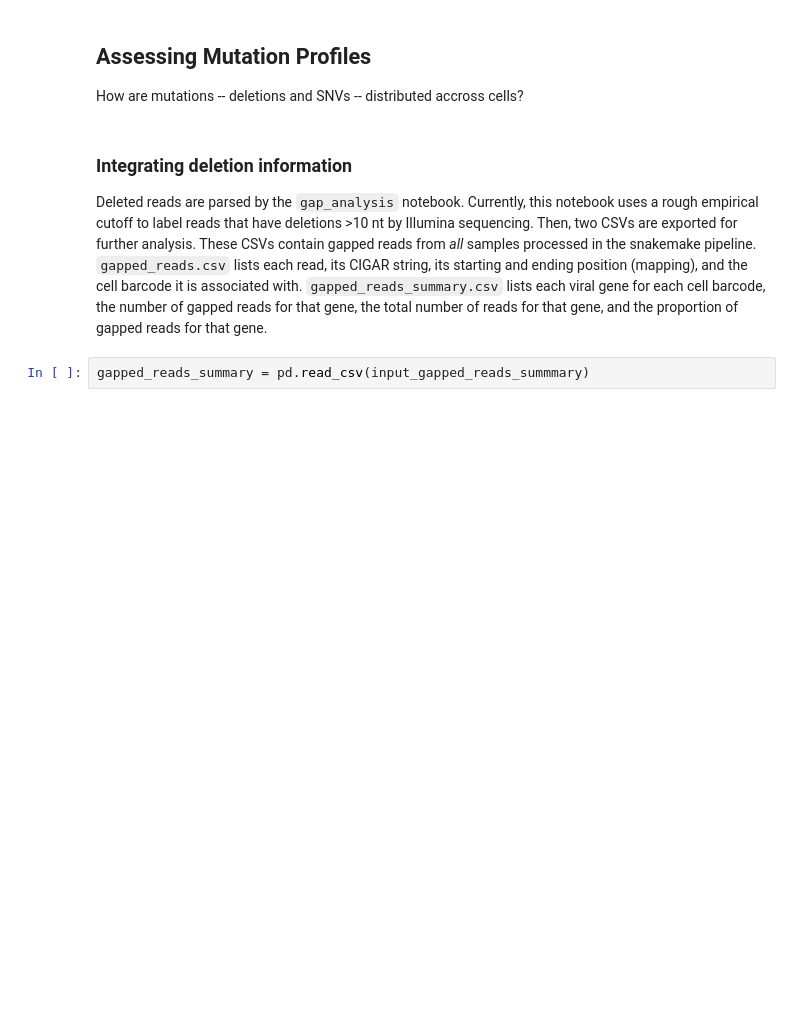
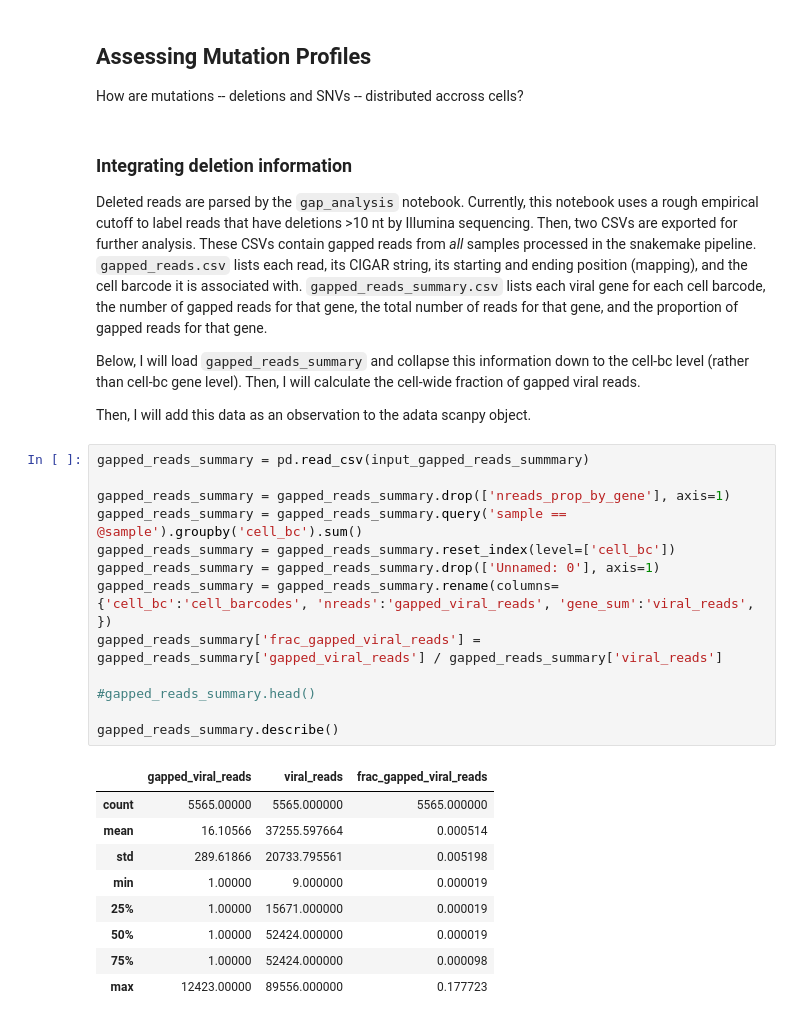
Before and after one commit to jbloomlab/barcoded_flu_pdmH1N1, a Jupyter notebook: analyze_cell_gene_matrix.ipynb, the cells around one changed output. Cells and saved outputs as stored; diff of their text form; blank space fills up the shorter version.

```diff
--- a/analyze_cell_gene_matrix.ipynb
+++ b/analyze_cell_gene_matrix.ipynb
@@ -1122,5 +1122,30 @@ How are mutations -- deletions and SNVs -- distributed accross cells?
 Deleted reads are parsed by the `gap_analysis` notebook. Currently, this notebook uses a rough empirical cutoff to label reads that have deletions >10 nt by Illumina sequencing. Then, two CSVs are exported for further analysis. These CSVs contain gapped reads from *all* samples processed in the snakemake pipeline.
 `gapped_reads.csv` lists each read, its CIGAR string, its starting and ending position (mapping), and the cell barcode it is associated with.
 `gapped_reads_summary.csv` lists each viral gene for each cell barcode, the number of gapped reads for that gene, the total number of reads for that gene, and the proportion of gapped reads for that gene.
+
+Below, I will load `gapped_reads_summary` and collapse this information down to the cell-bc level (rather than cell-bc gene level). Then, I will calculate the cell-wide fraction of gapped viral reads.
+
+Then, I will add this data as an observation to the adata scanpy object.
-# %%
-gapped_reads_summary = pd.read_csv(input_gapped_reads_summmary)
+# %%
+gapped_reads_summary = pd.read_csv(input_gapped_reads_summmary)
+
+gapped_reads_summary = gapped_reads_summary.drop(['nreads_prop_by_gene'], axis=1)
+gapped_reads_summary = gapped_reads_summary.query('sample == @sample').groupby('cell_bc').sum()
+gapped_reads_summary = gapped_reads_summary.reset_index(level=['cell_bc'])
+gapped_reads_summary = gapped_reads_summary.drop(['Unnamed: 0'], axis=1)
+gapped_reads_summary = gapped_reads_summary.rename(columns={'cell_bc':'cell_barcodes', 'nreads':'gapped_viral_reads', 'gene_sum':'viral_reads', })
+gapped_reads_summary['frac_gapped_viral_reads'] = gapped_reads_summary['gapped_viral_reads'] / gapped_reads_summary['viral_reads']
+
+#gapped_reads_summary.head()
+
+gapped_reads_summary.describe()
+# %% [output]
+|  | gapped_viral_reads | viral_reads | frac_gapped_viral_reads |
+| count | 5565.00000 | 5565.000000 | 5565.000000 |
+| mean | 16.10566 | 37255.597664 | 0.000514 |
+| std | 289.61866 | 20733.795561 | 0.005198 |
+| min | 1.00000 | 9.000000 | 0.000019 |
+| 25% | 1.00000 | 15671.000000 | 0.000019 |
+| 50% | 1.00000 | 52424.000000 | 0.000019 |
+| 75% | 1.00000 | 52424.000000 | 0.000098 |
+| max | 12423.00000 | 89556.000000 | 0.177723 |
```
Also changed, not shown: parts of 7 cells of this notebook.
